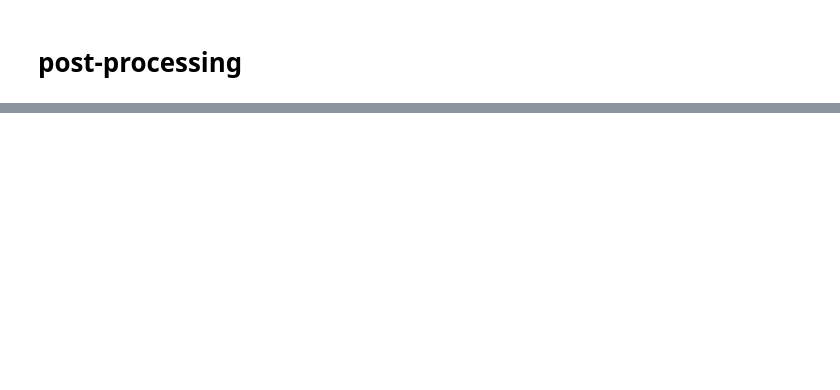
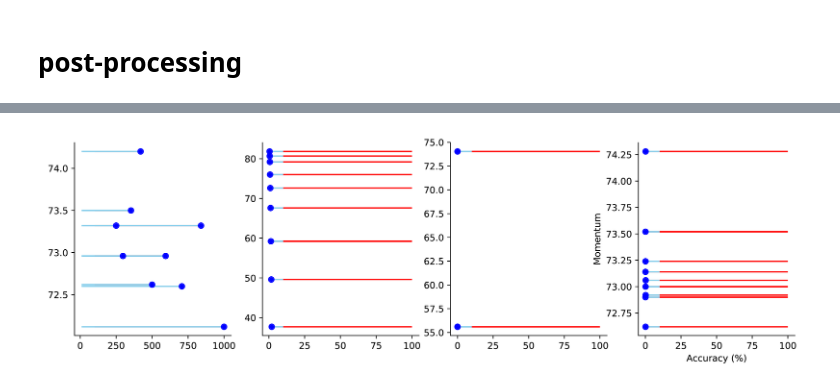
Before and after one commit to laurentperrinet/WhereIsMyMNIST, a Jupyter notebook: figures/4_results_parameters.ipynb, the cells around one changed output, grey strips where cells are left out. Saved outputs shown, nothing was run; the diff lists cells and outputs as text; code cells hidden in the pictures; blank space fills up the shorter version.

```diff
--- a/figures/4_results_parameters.ipynb
+++ b/figures/4_results_parameters.ipynb
@@ -353,3 +339,8 @@ Image('{figname}.png'.format(figname=figname))
+# %%
+from IPython.display import Image
+Image('{figname}.png'.format(figname=figname))
+# %% [output]
+[figure, added]
 # %%
 !ls  -l {figname}*
 # %% [output]
```
Also changed, not shown: parts of 20 cells of this notebook, 12 other files.
